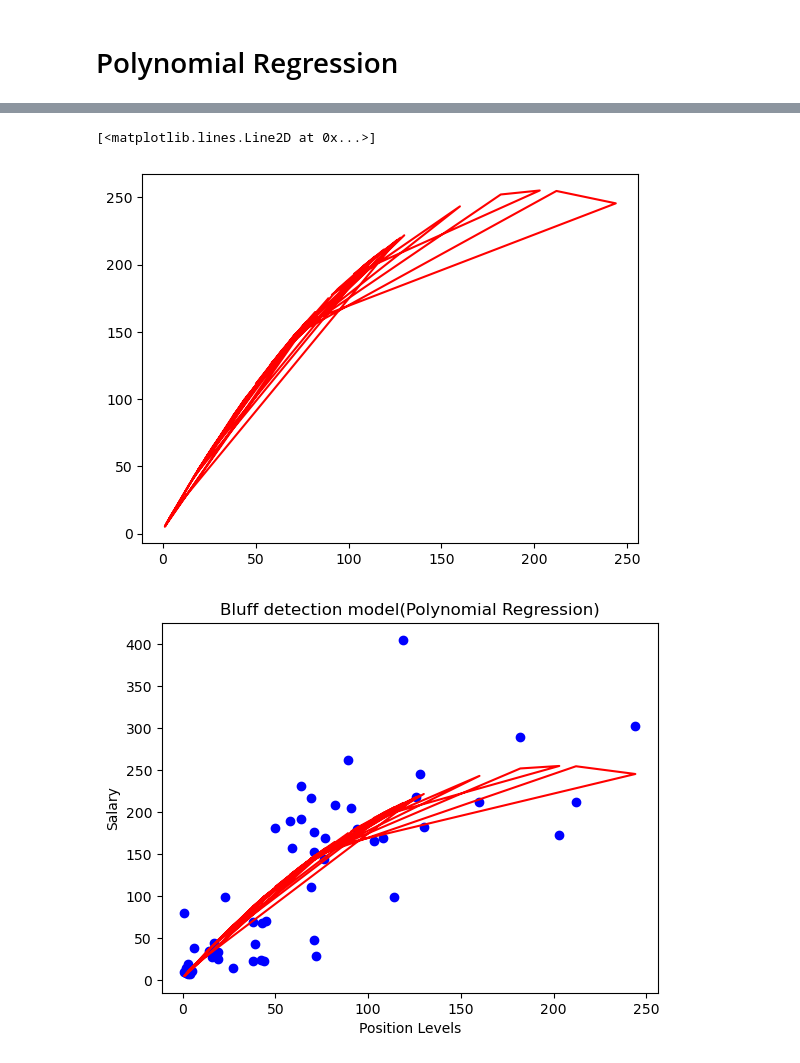
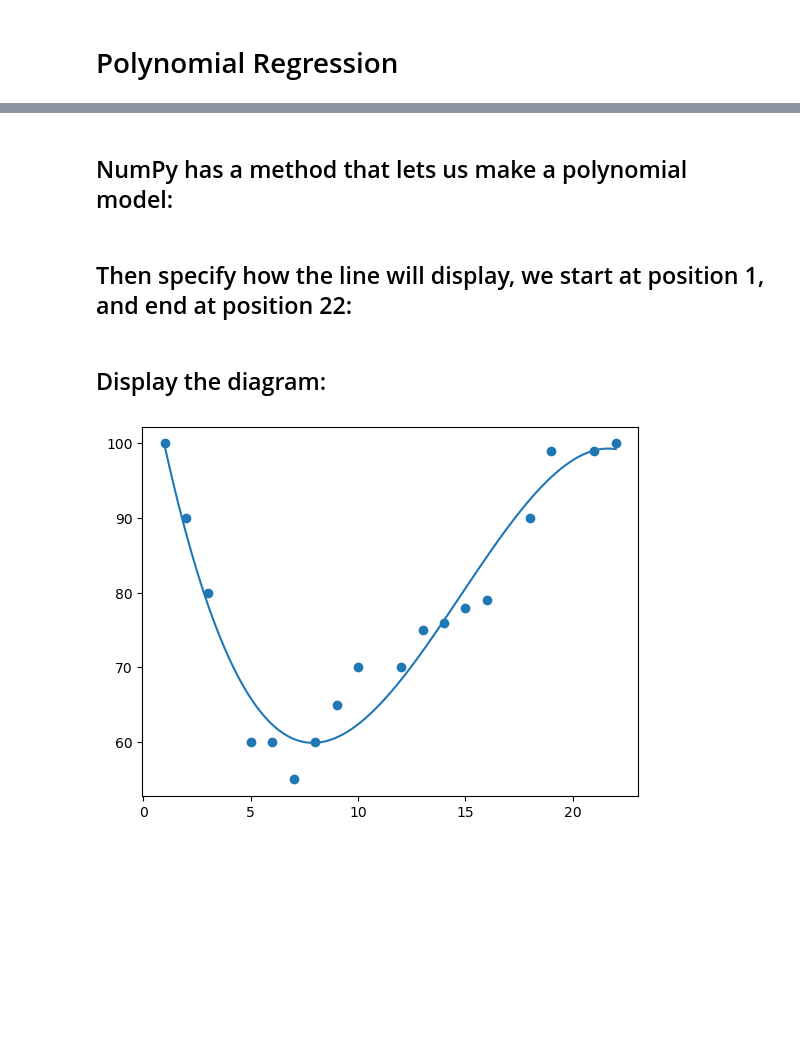
Before and after one commit to hamnasz/Artificial-Intelligence-Lab, a Jupyter notebook: Practice/Polynomial Regression.ipynb, the cells around one changed output, grey strips where cells are left out. Saved outputs shown, nothing was run; the diff lists cells and outputs as text; code cells hidden in the pictures; blank space fills up the shorter version.

```diff
--- a/Practice/Polynomial Regression.ipynb
+++ b/Practice/Polynomial Regression.ipynb
@@ -73,14 +20,16 @@ plt.scatter(x,y,color="blue")
-# %%
-plt.plot(x, lin_reg_2.predict(poly_regs.fit_transform(x)), color="red")
-# %% [output]
-[<matplotlib.lines.Line2D at 0x...>]
-[figure, removed]
-# %%
-plt.scatter(x,y,color="blue")
-plt.plot(x, lin_reg_2.predict(poly_regs.fit_transform(x)), color="red")
-plt.title("Bluff detection model(Polynomial Regression)")
-plt.xlabel("Position Levels")
-plt.ylabel("Salary")
-plt.show()
-# %% [output]
-[figure, removed]
+# %% [markdown]
+## NumPy has a method that lets us make a polynomial model:
+# %%
+mymodel = numpy.poly1d(numpy.polyfit(x, y, 3))
+# %% [markdown]
+## Then specify how the line will display, we start at position 1, and end at position 22:
+# %%
+myline = numpy.linspace(1, 22, 100)
+# %% [markdown]
+## Display the diagram:
+# %%
+plt.scatter(x, y)
+plt.plot(myline, mymodel(myline))
+plt.show()
+# %% [output]
+[figure, added]
```
Also changed, not shown: parts of 31 cells of this notebook.
